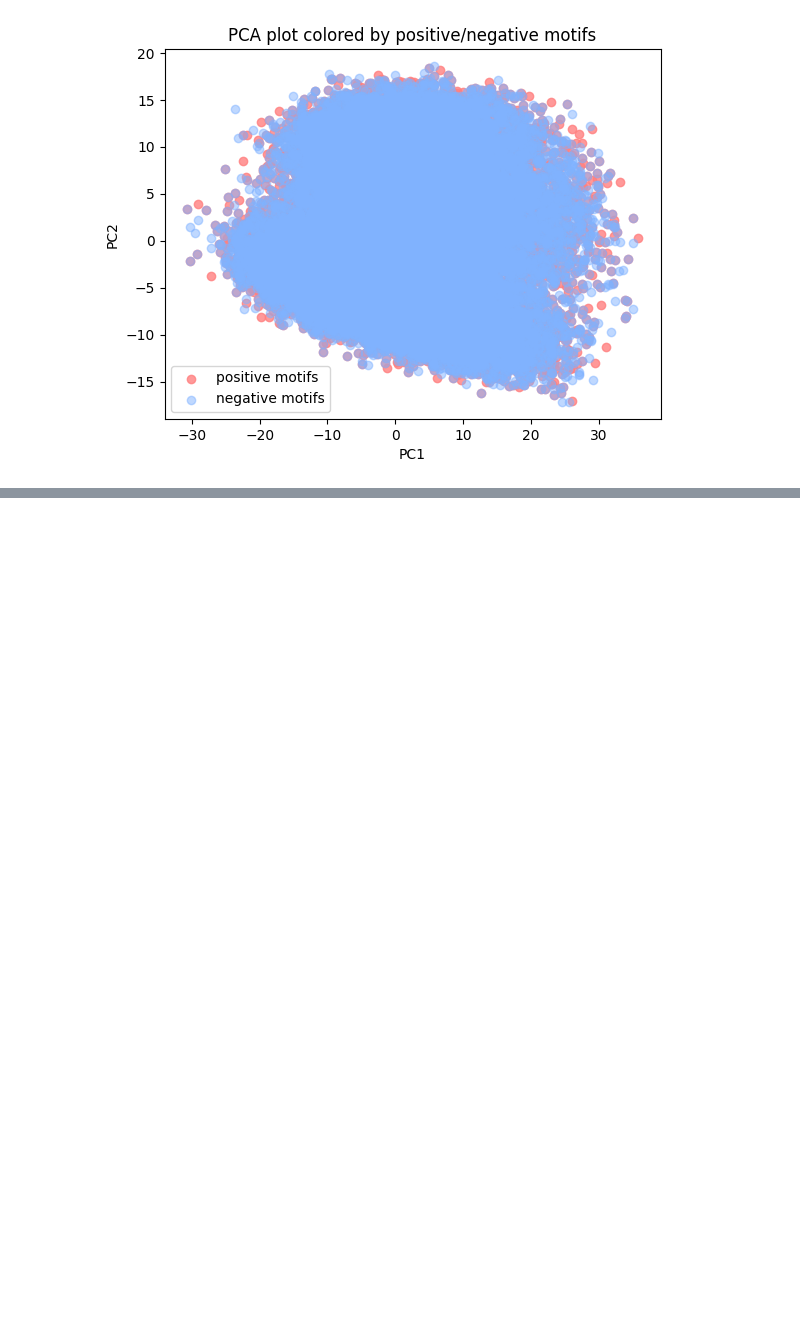
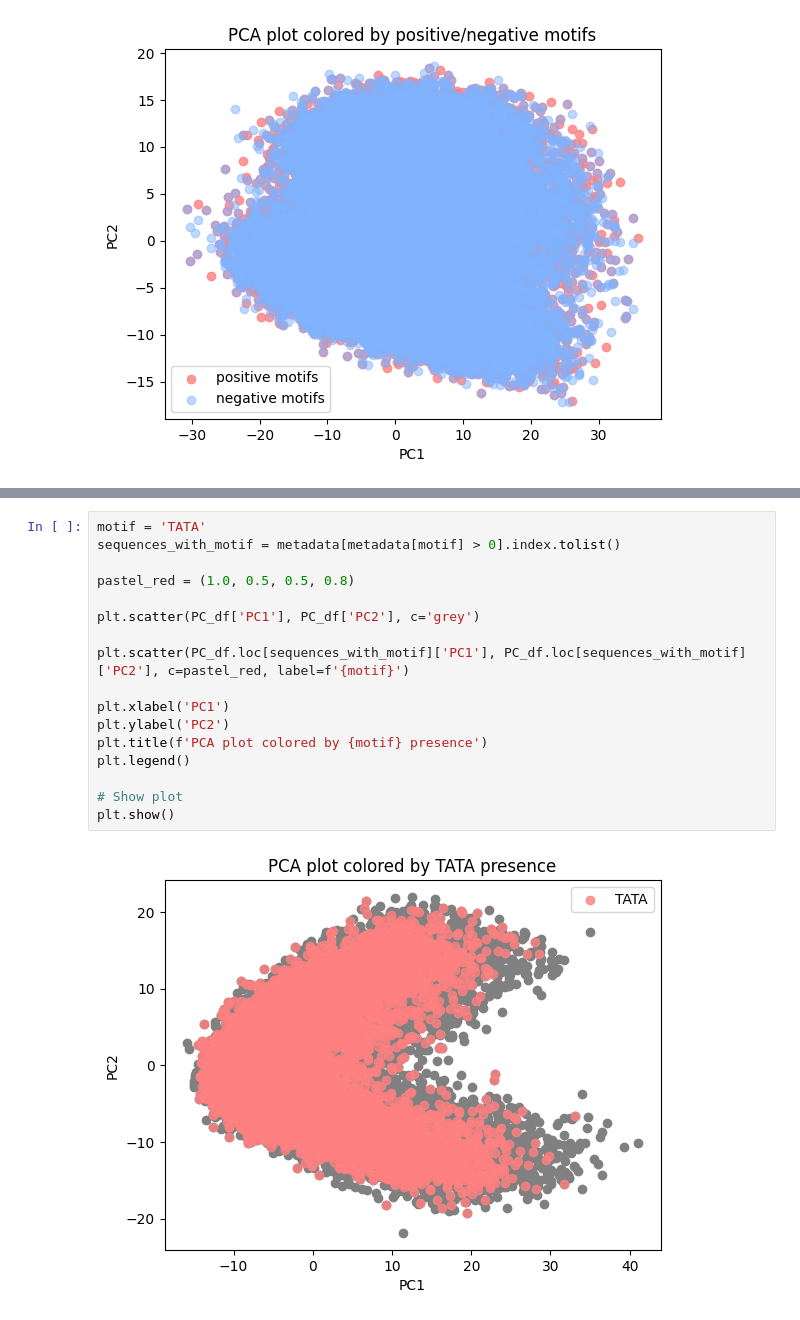
Before and after one commit to ninasachdev/QCB557_project, a Jupyter notebook: make_dict.ipynb, the cells around one changed output, grey strips where cells are left out. Cells and saved outputs as stored; diff of their text form; blank space fills up the shorter version.

```diff
--- a/make_dict.ipynb
+++ b/make_dict.ipynb
@@ -518,0 +632,19 @@ plt.show()
+# %%
+motif = 'TATA'
+sequences_with_motif = metadata[metadata[motif] > 0].index.tolist()
+
+pastel_red = (1.0, 0.5, 0.5, 0.8)
+
+plt.scatter(PC_df['PC1'], PC_df['PC2'], c='grey')
+
+plt.scatter(PC_df.loc[sequences_with_motif]['PC1'], PC_df.loc[sequences_with_motif]['PC2'], c=pastel_red, label=f'{motif}')
+
+plt.xlabel('PC1')
+plt.ylabel('PC2')
+plt.title(f'PCA plot colored by {motif} presence')
+plt.legend()
+
+# Show plot
+plt.show()
+# %% [output]
+[figure, added]
```
Also changed, not shown: parts of 16 cells of this notebook.
